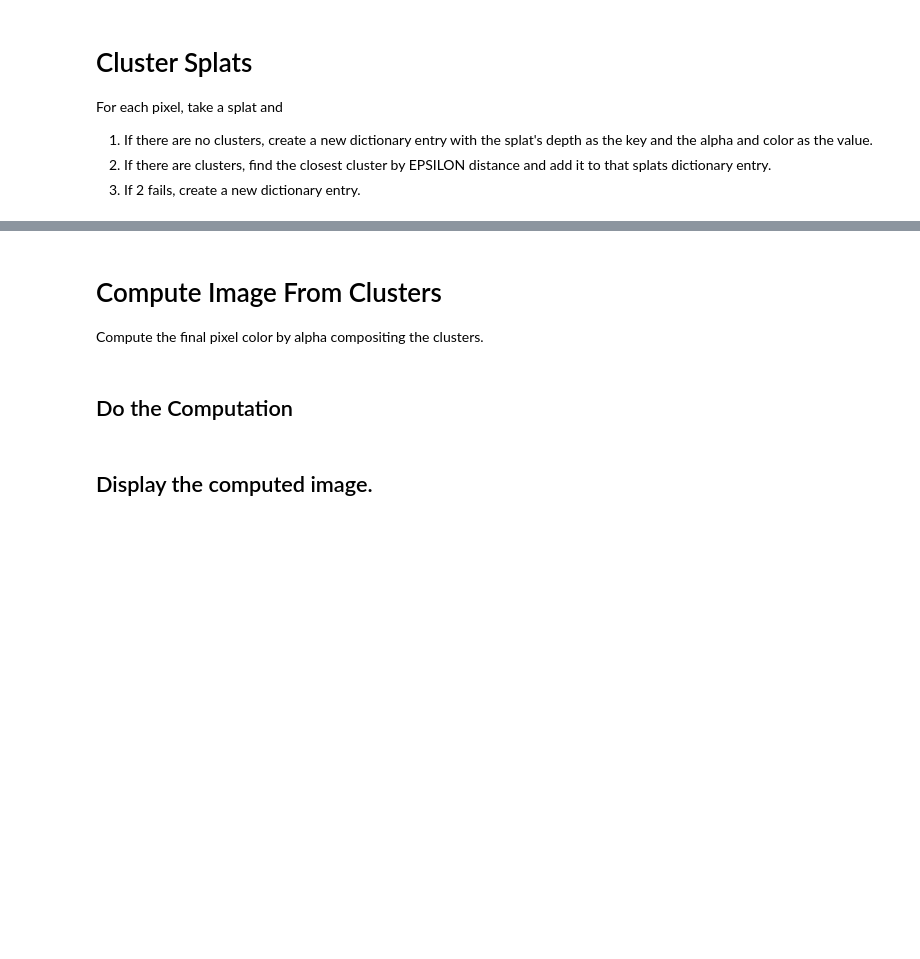
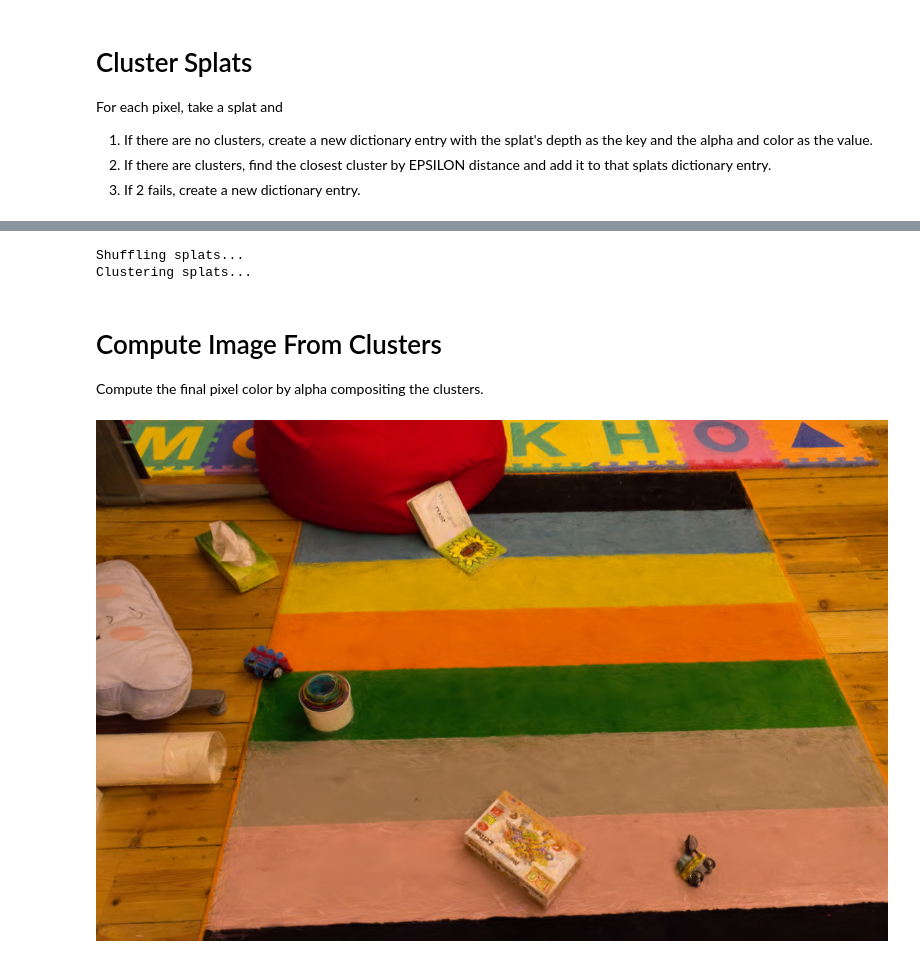
Before and after one commit to PLSE-Splats/clustering-exploration, a Jupyter notebook: src/clustering_exploration/epsilon_clustering.ipynb, the cells around one changed output, grey strips where cells are left out. Saved outputs shown, nothing was run; the diff lists cells and outputs as text; code cells hidden in the pictures; blank space fills up the shorter version.

Commit message:
Epsilon clustering

```diff
--- a/src/clustering_exploration/epsilon_clustering.ipynb
+++ b/src/clustering_exploration/epsilon_clustering.ipynb
@@ -83,3 +22,9 @@ clustered_splats = Parallel(n_jobs=-1)(delayed(cluster_pixel)(pixel_splats, EPSI
+# %%
+from clustering_exploration.algorithms.epsilon import EpsilonAlgorithm
+clustered_splats = EpsilonAlgorithm(splats, EPSILON).compute()
+# %% [output]
+Shuffling splats...
+Clustering splats...
 # %% [markdown]
 # Compute Image From Clusters
 Compute the final pixel color by alpha compositing the clusters.
@@ -110,4 +31,5 @@ def alpha_compose_pixel(pixel_clusters):
-# %% [markdown]
-## Do the Computation
 # %%
-from clustering_exploration.utils.image_handler import alpha_compose_splats
+from clustering_exploration.utils.image_handler import compute_image_from_clusters
+display(compute_image_from_clusters(clustered_splats, "epsilon_clustering_1"))
+# %% [output]
+[figure, added]
@@ -116,2 +35,0 @@ computed_image = [alpha_compose_splats(pixel_clusters) for pixel_clusters in tqd
-# %% [markdown]
-## Display the computed image.
```
Also changed, not shown: parts of 12 cells of this notebook, 5 other files.
